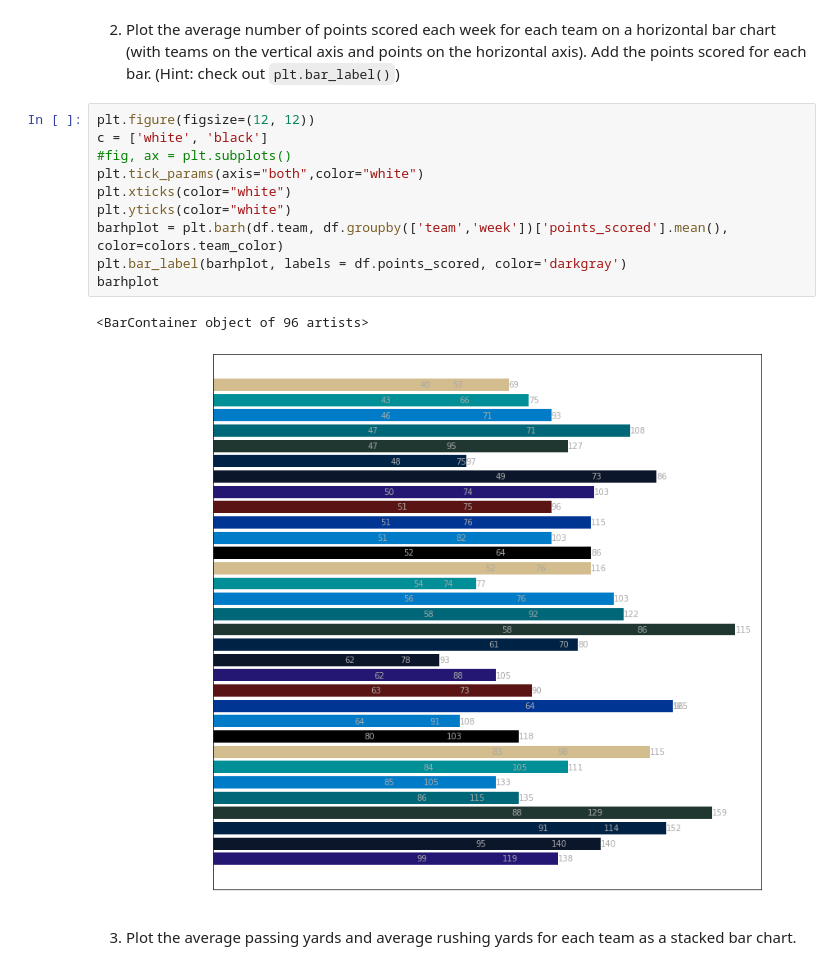
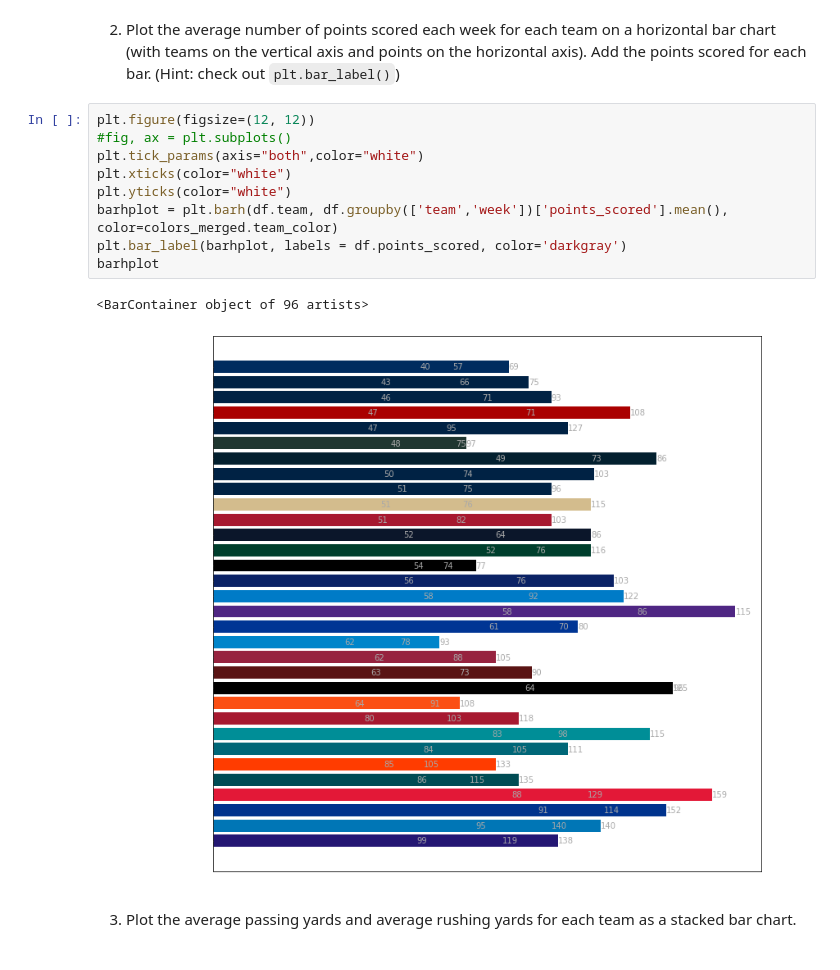
Before and after one commit to ABV-260510649/cis277-fa22-Lab5, a Jupyter notebook: Lab5.ipynb, the cells around one changed output. Drawn from its saved outputs; the diff is of its cells as text.

Commit message:
fixed color

```diff
--- a/Lab5.ipynb
+++ b/Lab5.ipynb
@@ -100,17 +102,16 @@ colors_merged
 2. Plot the average number of points scored each week for each team on a horizontal bar chart (with teams on the vertical axis and points on the horizontal axis). Add the points scored for each bar. (Hint: check out `plt.bar_label()`)
 # %%
 plt.figure(figsize=(12, 12))
-c = ['white', 'black']
 #fig, ax = plt.subplots()
 plt.tick_params(axis="both",color="white")
 plt.xticks(color="white")
 plt.yticks(color="white")
-barhplot = plt.barh(df.team, df.groupby(['team','week'])['points_scored'].mean(), color=colors.team_color)
+barhplot = plt.barh(df.team, df.groupby(['team','week'])['points_scored'].mean(), color=colors_merged.team_color)
 plt.bar_label(barhplot, labels = df.points_scored, color='darkgray')
 barhplot
 # %% [output]
 <BarContainer object of 96 artists>
-[figure, old version]
+[figure, new version]
 # %% [markdown]
 3. Plot the average passing yards and average rushing yards for each team as a stacked bar chart.
 # %%
```
Also changed, not shown: parts of 2 cells of this notebook.
